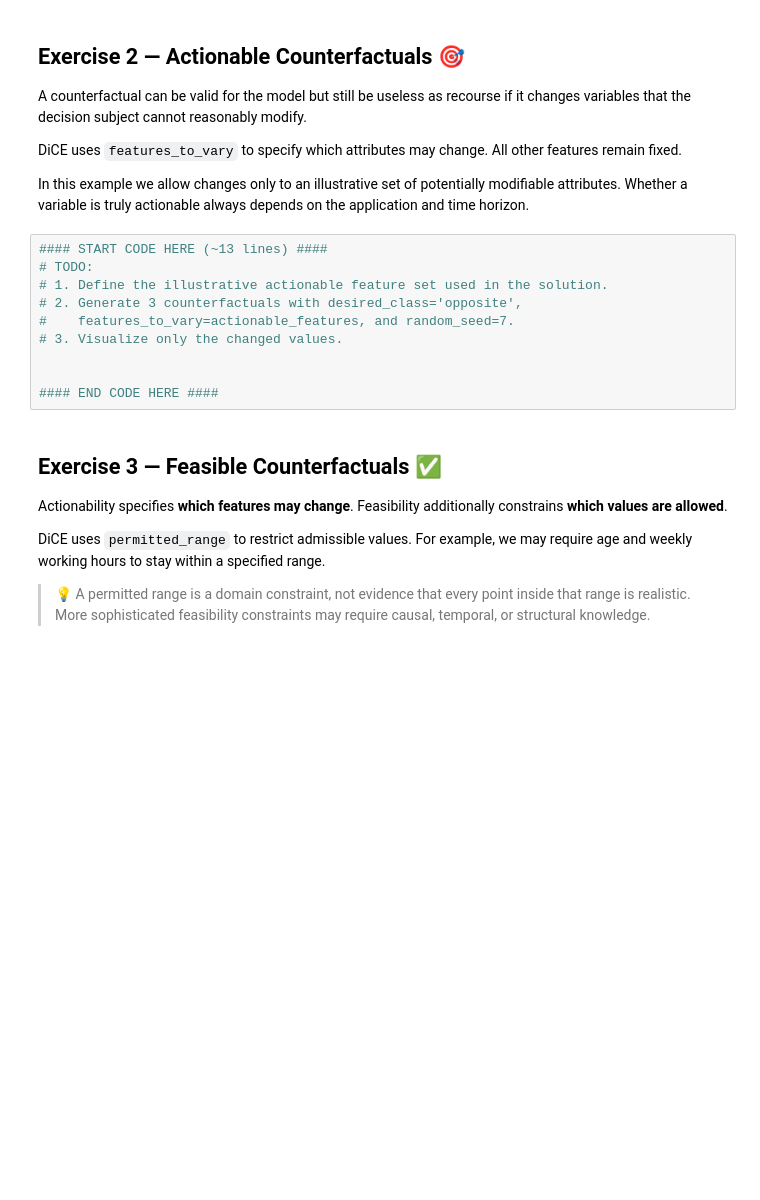
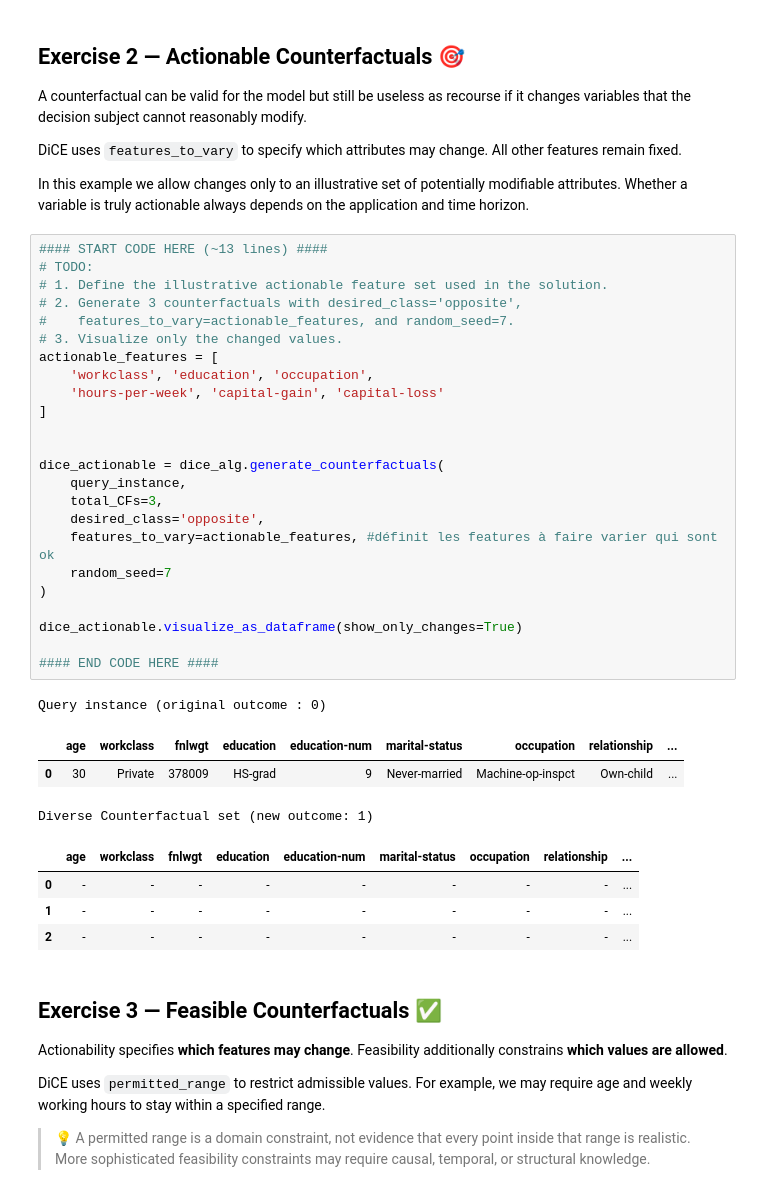
Before and after one commit to Arthvrr/Explanaible-AI-Labs, a Jupyter notebook: Lab 3/Lab3b_Counterfactuals.ipynb, the cells around one changed output. Cells and saved outputs as stored; diff of their text form; blank space fills up the shorter version.

```diff
--- a/Lab 3/Lab3b_Counterfactuals.ipynb
+++ b/Lab 3/Lab3b_Counterfactuals.ipynb
@@ -259,13 +326,36 @@ In this example we allow changes only to an illustrative set of potentially modi
 # %%
 #### START CODE HERE (~13 lines) ####
 # TODO:
 # 1. Define the illustrative actionable feature set used in the solution.
 # 2. Generate 3 counterfactuals with desired_class='opposite',
 #    features_to_vary=actionable_features, and random_seed=7.
 # 3. Visualize only the changed values.
+actionable_features = [
+    'workclass', 'education', 'occupation',
+    'hours-per-week', 'capital-gain', 'capital-loss'
+]
 
 
+dice_actionable = dice_alg.generate_counterfactuals(
+    query_instance,
+    total_CFs=3,
+    desired_class='opposite',
+    features_to_vary=actionable_features, #définit les features à faire varier qui sont ok
+    random_seed=7
+)
+
+dice_actionable.visualize_as_dataframe(show_only_changes=True)
+
 #### END CODE HERE ####
+# %% [output]
+Query instance (original outcome : 0)
+|  | age | workclass | fnlwgt | education | education-num | marital-status | occupation | relationship | ... |
+| 0 | 30 | Private | 378009 | HS-grad | 9 | Never-married | Machine-op-inspct | Own-child | ... |
+Diverse Counterfactual set (new outcome: 1)
+|  | age | workclass | fnlwgt | education | education-num | marital-status | occupation | relationship | ... |
+| 0 | - | - | - | - | - | - | - | - | ... |
+| 1 | - | - | - | - | - | - | - | - | ... |
+| 2 | - | - | - | - | - | - | - | - | ... |
 # %% [markdown]
 ## Exercise 3 — Feasible Counterfactuals ✅
 
```
Also changed, not shown: parts of 12 cells of this notebook.
